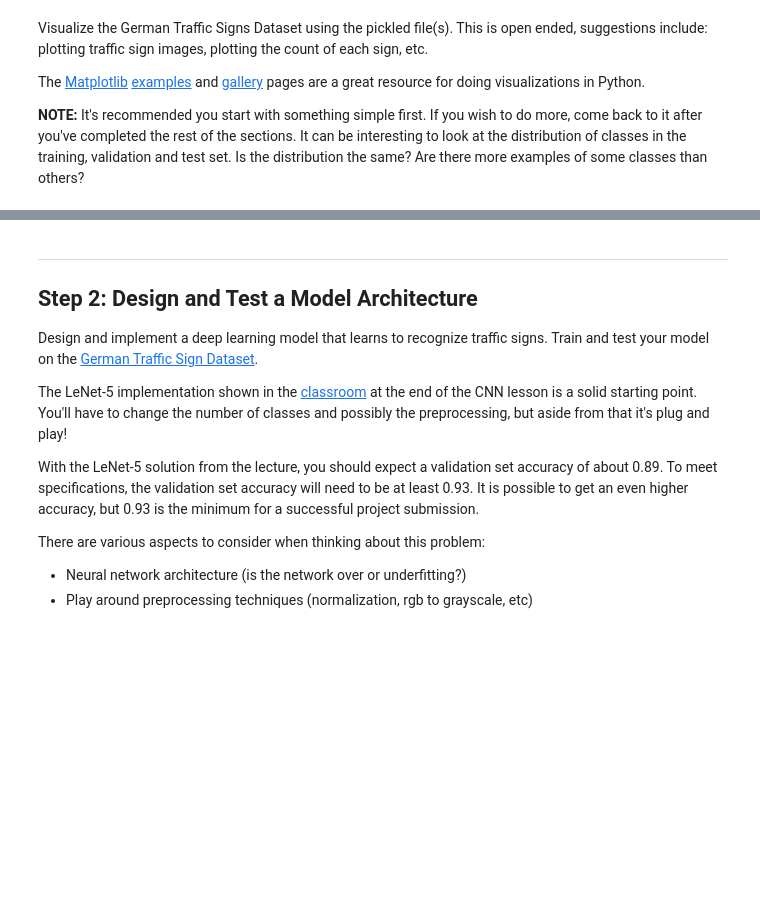
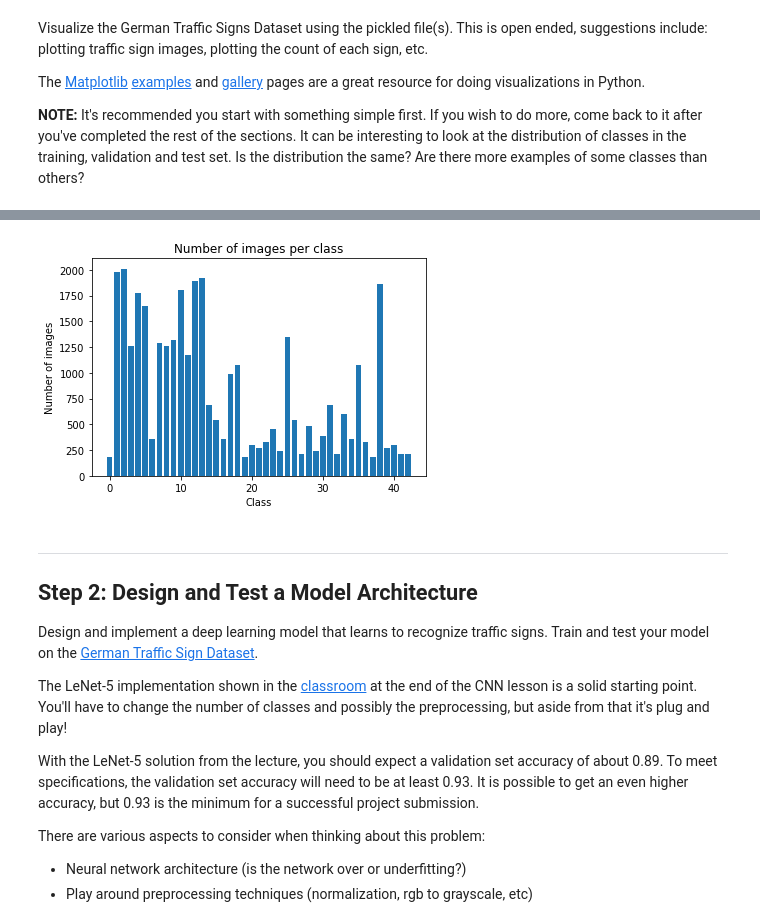
Before and after one commit to aboerzel/Traffic-Sign-Classifier, a Jupyter notebook: Traffic_Sign_Classifier.ipynb, the cells around one changed output, grey strips where cells are left out. Saved outputs shown, nothing was run; the diff lists cells and outputs as text; code cells hidden in the pictures; blank space fills up the shorter version.

```diff
--- a/Traffic_Sign_Classifier.ipynb
+++ b/Traffic_Sign_Classifier.ipynb
@@ -99,3 +118,15 @@ import matplotlib.pyplot as plt
+# %%
+# histogram of label frequency
+hist, bins = np.histogram(y_train, bins=n_classes)
+center = np.array(range(0, n_classes))
+plt.bar(center, hist, align='center', width=0.8)
+plt.title("Number of images per class")
+plt.xlabel('Class')
+plt.ylabel('Number of images')
+#plt.tight_layout()
+plt.show()
+# %% [output]
+[figure, added]
 # %% [markdown]
 ----
 
```
Also changed, not shown: parts of 5 cells of this notebook, 1 other file.
